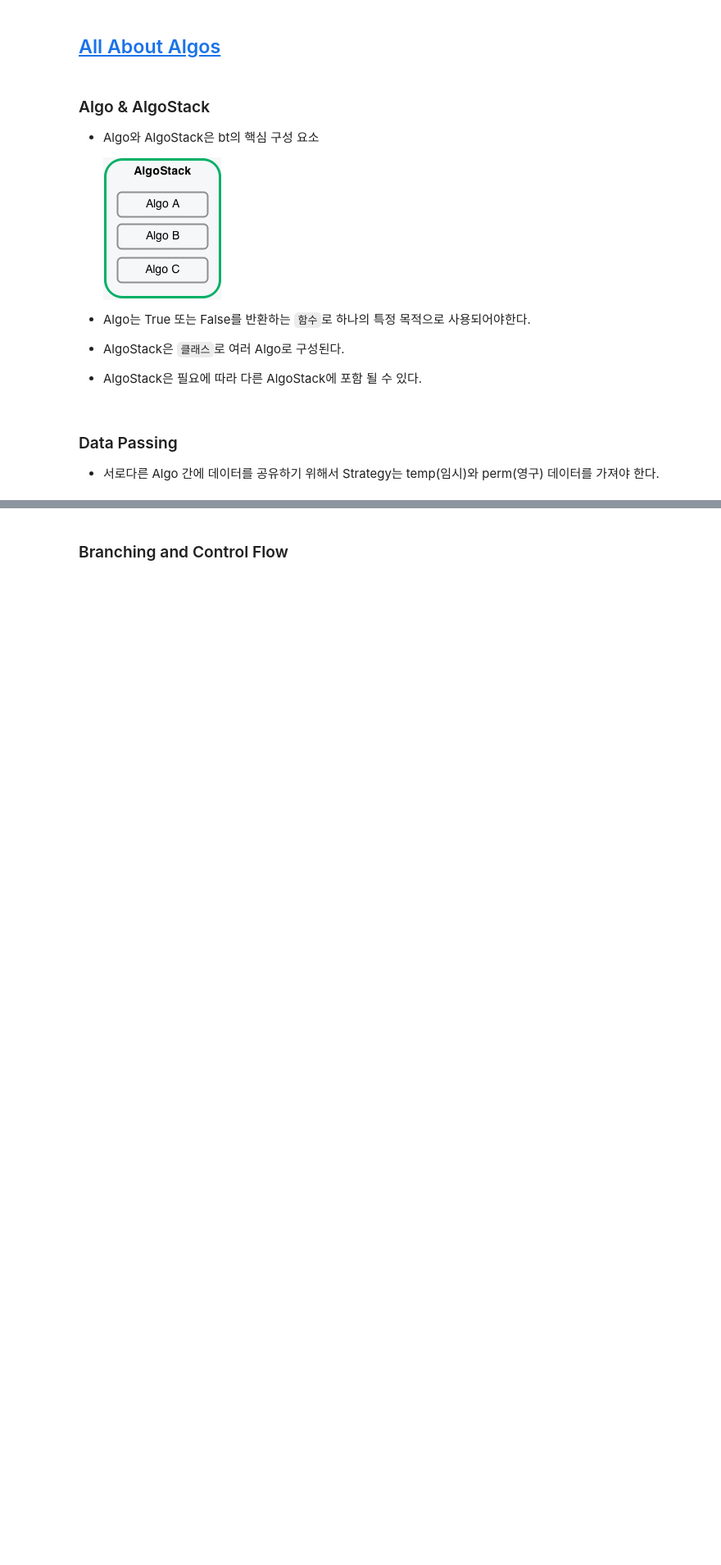
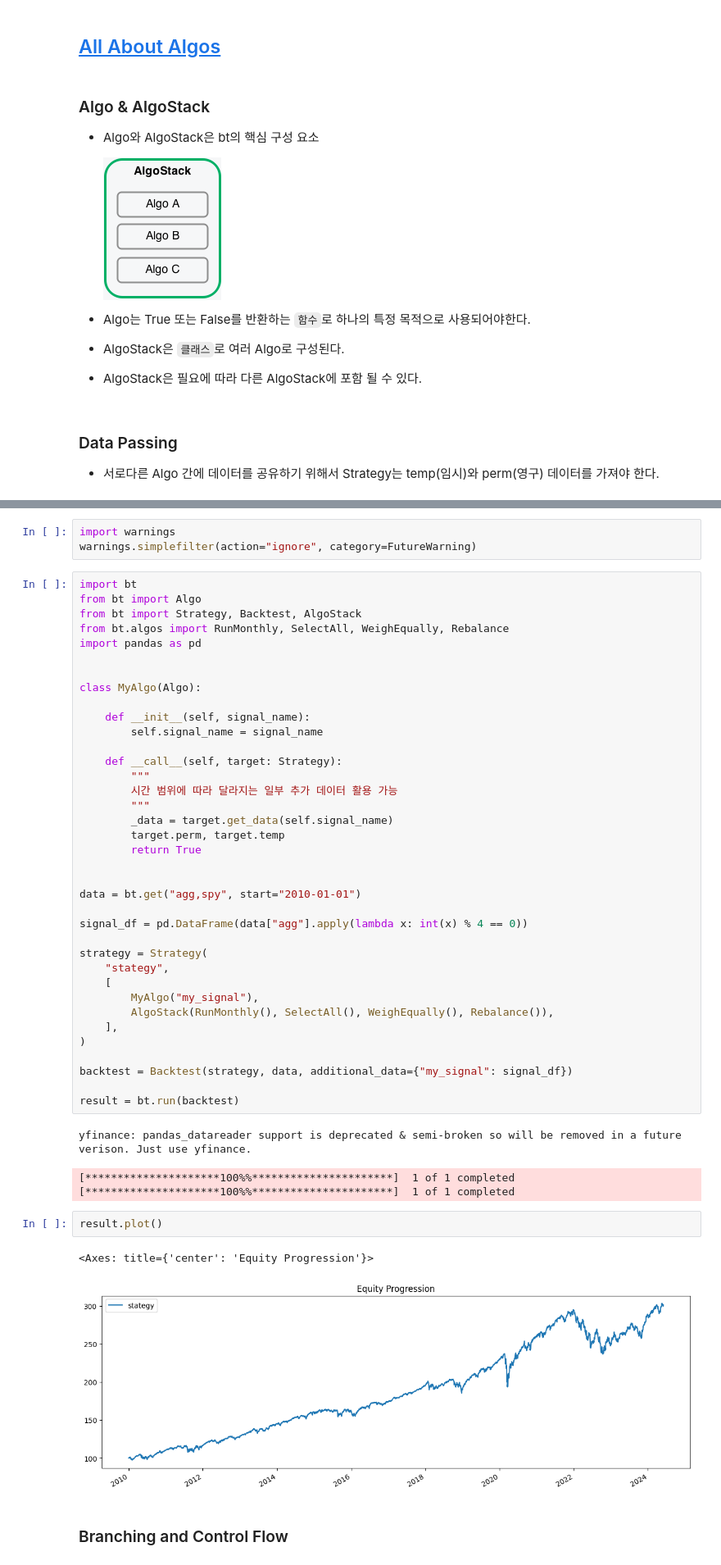
Before and after one commit to ShinHeeJin/Quant, a Jupyter notebook: src/notebook/bt/2. All About Algos.ipynb, the cells around one changed output, grey strips where cells are left out. Shown at 82% size. Drawn from its saved outputs; the diff is of its cells as text; blank space fills up the shorter version.

```diff
--- a/src/notebook/bt/2. All About Algos.ipynb
+++ b/src/notebook/bt/2. All About Algos.ipynb
@@ -16,2 +18,51 @@
+# %%
+import warnings
+warnings.simplefilter(action="ignore", category=FutureWarning)
+# %%
+import bt
+from bt import Algo
+from bt import Strategy, Backtest, AlgoStack
+from bt.algos import RunMonthly, SelectAll, WeighEqually, Rebalance
+import pandas as pd
+
+
+class MyAlgo(Algo):
+
+    def __init__(self, signal_name):
+        self.signal_name = signal_name
+
+    def __call__(self, target: Strategy):
+        """
+        시간 범위에 따라 달라지는 일부 추가 데이터 활용 가능
+        """
+        _data = target.get_data(self.signal_name)
+        target.perm, target.temp
+        return True
+
+
+data = bt.get("agg,spy", start="2010-01-01")
+
+signal_df = pd.DataFrame(data["agg"].apply(lambda x: int(x) % 4 == 0))
+
+strategy = Strategy(
+    "stategy",
+    [
+        MyAlgo("my_signal"),
+        AlgoStack(RunMonthly(), SelectAll(), WeighEqually(), Rebalance()),
+    ],
+)
+
+backtest = Backtest(strategy, data, additional_data={"my_signal": signal_df})
+
+result = bt.run(backtest)
+# %% [output]
+yfinance: pandas_datareader support is deprecated & semi-broken so will be removed in a future verison. Just use yfinance.
+[*********************100%%**********************]  1 of 1 completed
+[*********************100%%**********************]  1 of 1 completed
+# %%
+result.plot()
+# %% [output]
+<Axes: title={'center': 'Equity Progression'}>
+[figure, added]
 # %% [markdown]
 ### Branching and Control Flow
```
Also changed, not shown: parts of 5 cells of this notebook, 1 other file.
